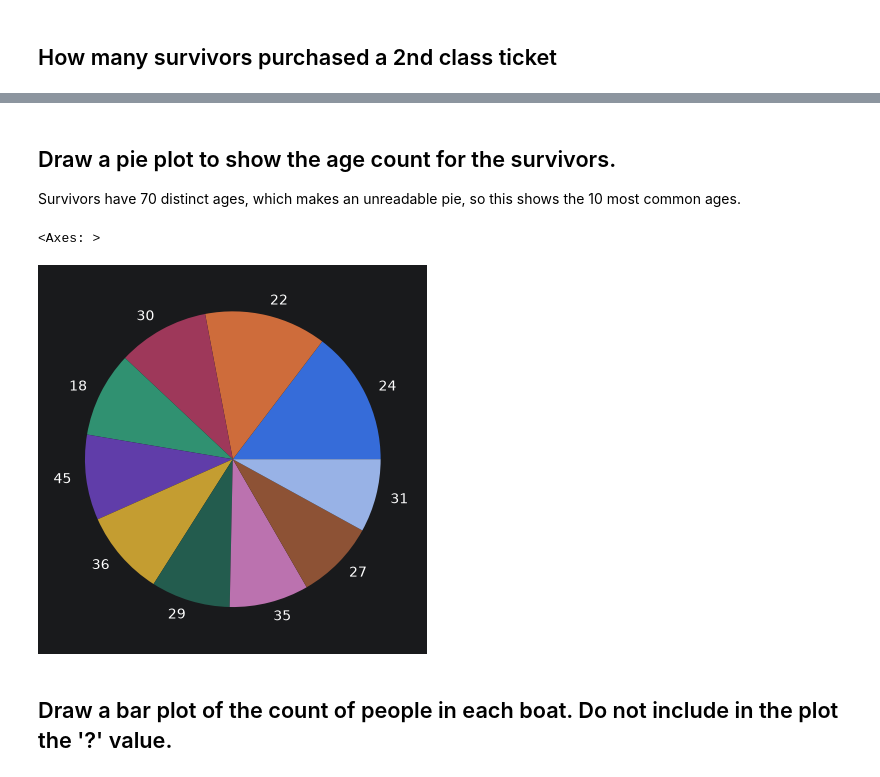
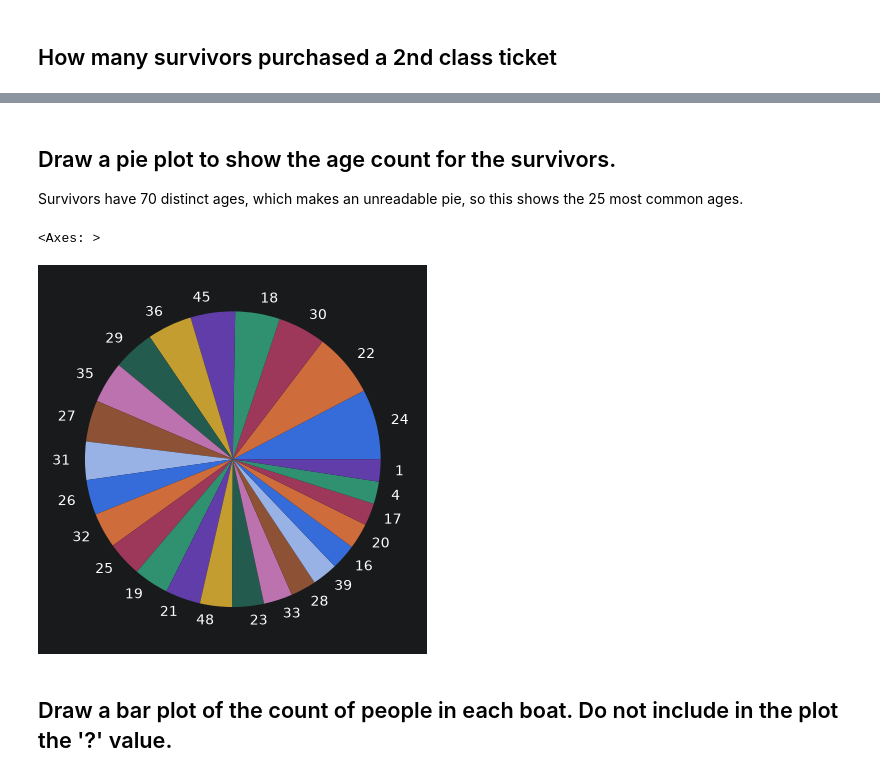
Before and after one commit to arsindelve/ms-in-ai, a Jupyter notebook: CSCI-513/AssignmentFive/Assignment5.ipynb, the cells around one changed output, grey strips where cells are left out. Cells and saved outputs as stored; diff of their text form; code cells hidden in the pictures.

```diff
--- a/CSCI-513/AssignmentFive/Assignment5.ipynb
+++ b/CSCI-513/AssignmentFive/Assignment5.ipynb
@@ -68,12 +88,12 @@ print(len(df[(df['survived'] == 1) & (df['pclass'] == 2)]))
 # %% [markdown]
 ## Draw a pie plot to show the age count for the survivors.
-Survivors have 70 distinct ages, which makes an unreadable pie, so this shows the 10 most common ages.
+Survivors have 70 distinct ages, which makes an unreadable pie, so this shows the 25 most common ages.
 # %%
-# Top 10 survivor ages, missing ('?') excluded
-# head(10) because all 70 distinct ages make an unreadable pie
-df[(df['age'] != '?') & (df['survived'] == 1)]["age"].value_counts().head(10).plot(kind='pie')
+# Top 25 survivor ages, missing ('?') excluded
+# head(25) because all 70 distinct ages make an unreadable pie
+df[(df['age'] != '?') & (df['survived'] == 1)]["age"].value_counts().head(25).plot(kind='pie')
 # %% [output]
 <Axes: >
-[figure, old version]
+[figure, new version]
 # %% [markdown]
 ## Draw a bar plot of the count of people in each boat. Do not include in the plot the '?' value.
```
Also changed, not shown: parts of 10 cells of this notebook.
